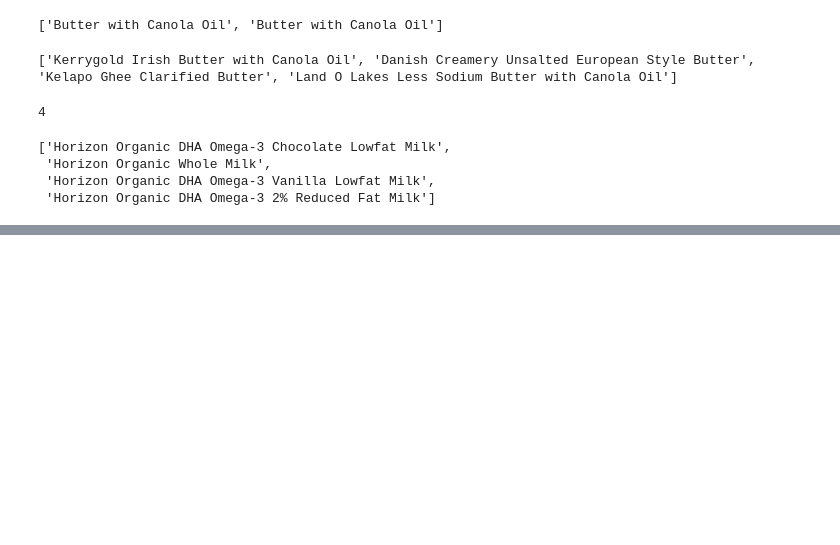
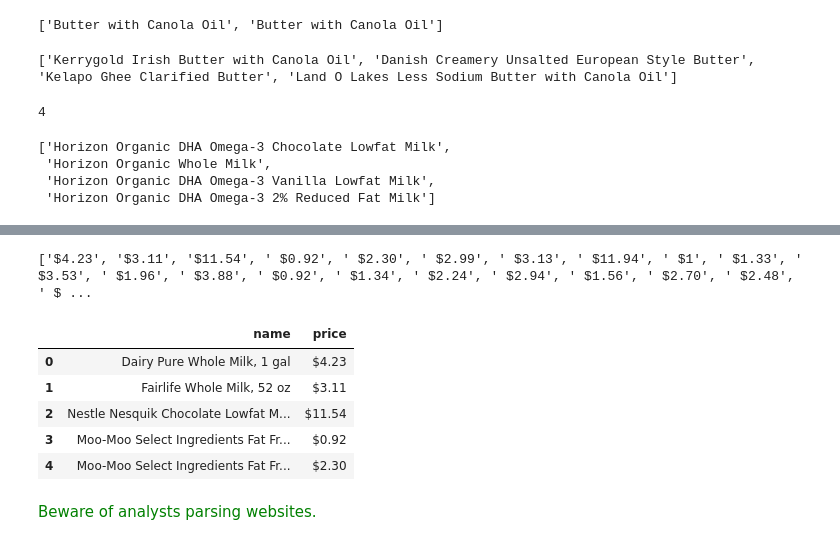
Before and after one commit to Alumasa/data_science_practicum, a Jupyter notebook: Retrieving Data from Online Resources.ipynb, the cells around one changed output, grey strips where cells are left out. Cells and saved outputs as stored; diff of their text form; code cells hidden in the pictures; blank space fills up the shorter version.

```diff
--- a/Retrieving Data from Online Resources.ipynb
+++ b/Retrieving Data from Online Resources.ipynb
@@ -240,0 +356,7 @@ found_products = re.findall('Horizon[ A-z\d\-%]*', req_text)
+# %%
+URL='https://store.data-analyst.praktikum-services.ru/en/'
+req = requests.get(URL) # GET-request
+soup = BeautifulSoup(req.text, 'lxml')
+name_products=[] # List where product names are stored
+# create a loop that runs through all <div> elements where the value of the class attribute is 't754__title t-name t-name_md js-product-name'
+table = soup.find_all('div', attrs={'class': 't754__title t-name t-name_md js-product-name'})
@@ -240,0 +397,7 @@ found_products = re.findall('Horizon[ A-z\d\-%]*', req_text)
+# %%
+price = []
+for row in soup.find_all('div', attrs ={'class':'t754__price-value js-product-price'}):
+    price.append(row.text)
+print(price)
+# %% [output]
+['$4.23', '$3.11', '$11.54', ' $0.92', ' $2.30', ' $2.99', ' $3.13', ' $11.94', ' $1', ' $1.33', ' $3.53', ' $1.96', ' $3.88', ' $0.92', ' $1.34', ' $2.24', ' $2.94', ' $1.56', ' $2.70', ' $2.48', ' $ ...
@@ -240,0 +406,13 @@ found_products = re.findall('Horizon[ A-z\d\-%]*', req_text)
+# %%
+products_data = pd.DataFrame({'name': name_products, 'price': price})
+# %%
+products_data.head()
+# %% [output]
+|  | name | price |
+| 0 | Dairy Pure Whole Milk, 1 gal | $4.23 |
+| 1 | Fairlife Whole Milk, 52 oz | $3.11 |
+| 2 | Nestle Nesquik Chocolate Lowfat M... | $11.54 |
+| 3 | Moo-Moo Select Ingredients Fat Fr... | $0.92 |
+| 4 | Moo-Moo Select Ingredients Fat Fr... | $2.30 |
+# %% [markdown]
+<font color=green>Beware of analysts parsing websites.</font>
```
Also changed, not shown: parts of 22 cells of this notebook.
